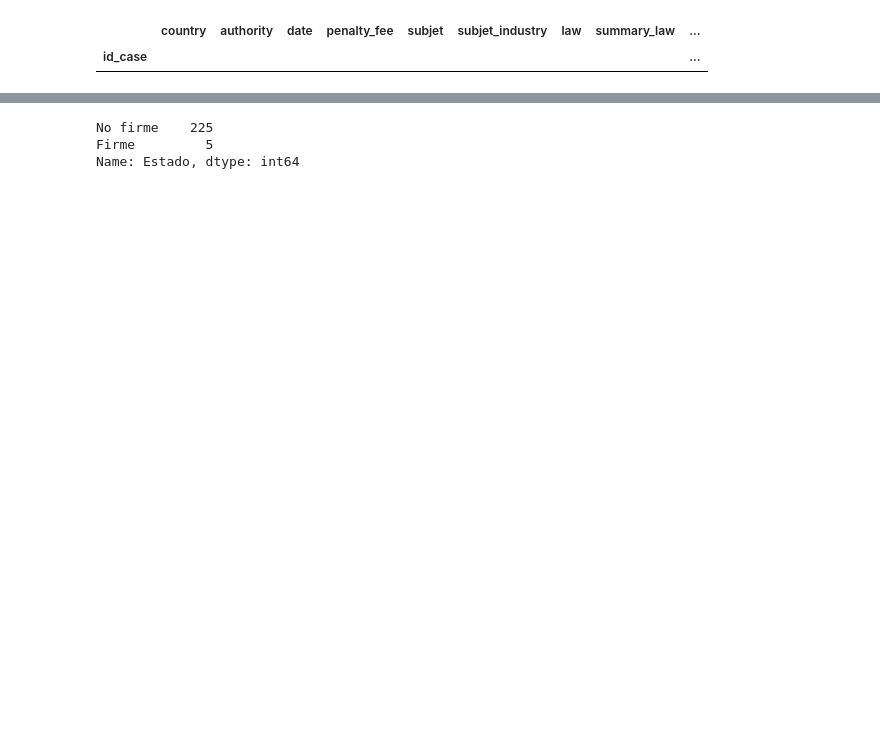
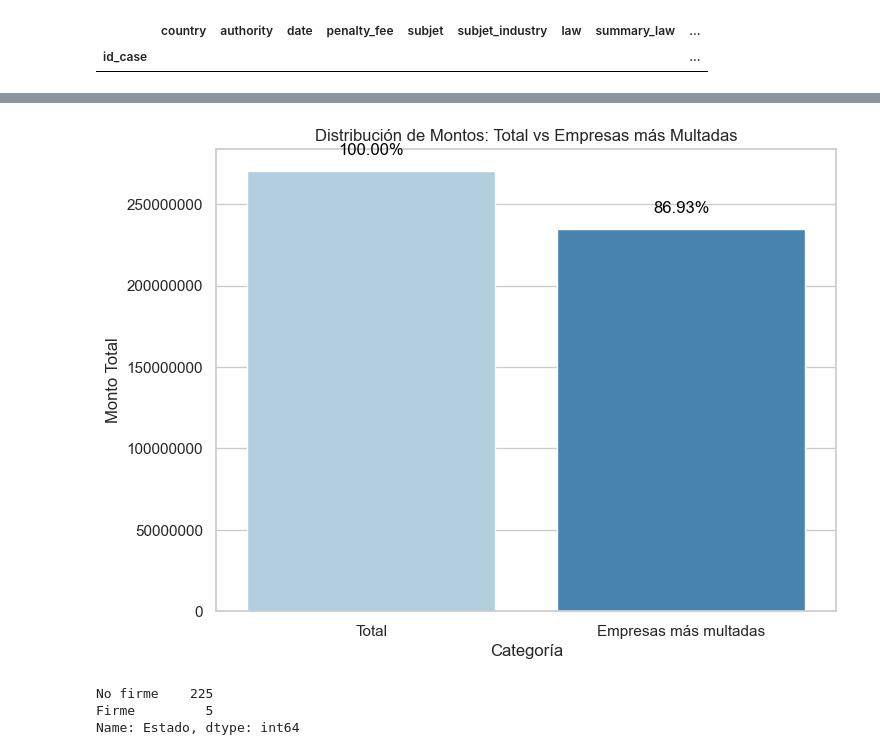
Before and after one commit to gomezgaston/Data_Compliance_Analysis, a Jupyter notebook: EDA.ipynb, the cells around one changed output, grey strips where cells are left out. Saved outputs shown, nothing was run; the diff lists cells and outputs as text; code cells hidden in the pictures; blank space fills up the shorter version.

```diff
--- a/EDA.ipynb
+++ b/EDA.ipynb
@@ -249,3 +292,34 @@ df_arg = pd.read_csv("clean_data_arg.csv", index_col=0)
+# %%
+import matplotlib.cm as cm
+
+# Datos
+total_monto = 270308680.0
+monto_empresas_mas_multadas = 234983300.0
+
+# Etiquetas y valores
+etiquetas = ['Total', 'Empresas más multadas']
+valores = [total_monto, monto_empresas_mas_multadas]
+
+# Crear un gráfico de barras con Seaborn
+sns.set(style="whitegrid")
+plt.figure(figsize=(8, 6))
+ax = sns.barplot(x=etiquetas, y=valores, hue=etiquetas, palette="Blues")
+
+# Agregar etiquetas y título
+plt.ticklabel_format(style='plain', axis='y')
+
+plt.xlabel('Categoría')
+plt.ylabel('Monto Total')
+plt.title('Distribución de Montos: Total vs Empresas más Multadas')
+
+# Mostrar el porcentaje en las barras
+for i, v in enumerate(valores):
+    ax.text(i, v + 10000000, f'{(v / total_monto) * 100:.2f}%', color='black', ha='center')
+
+# Mostrar el gráfico
+plt.show()
+# %% [output]
+[figure, added]
 # %%
 df_arg["Estado"].value_counts()
 # %% [output]
```
Also changed, not shown: parts of 7 cells of this notebook, 7 other files.
